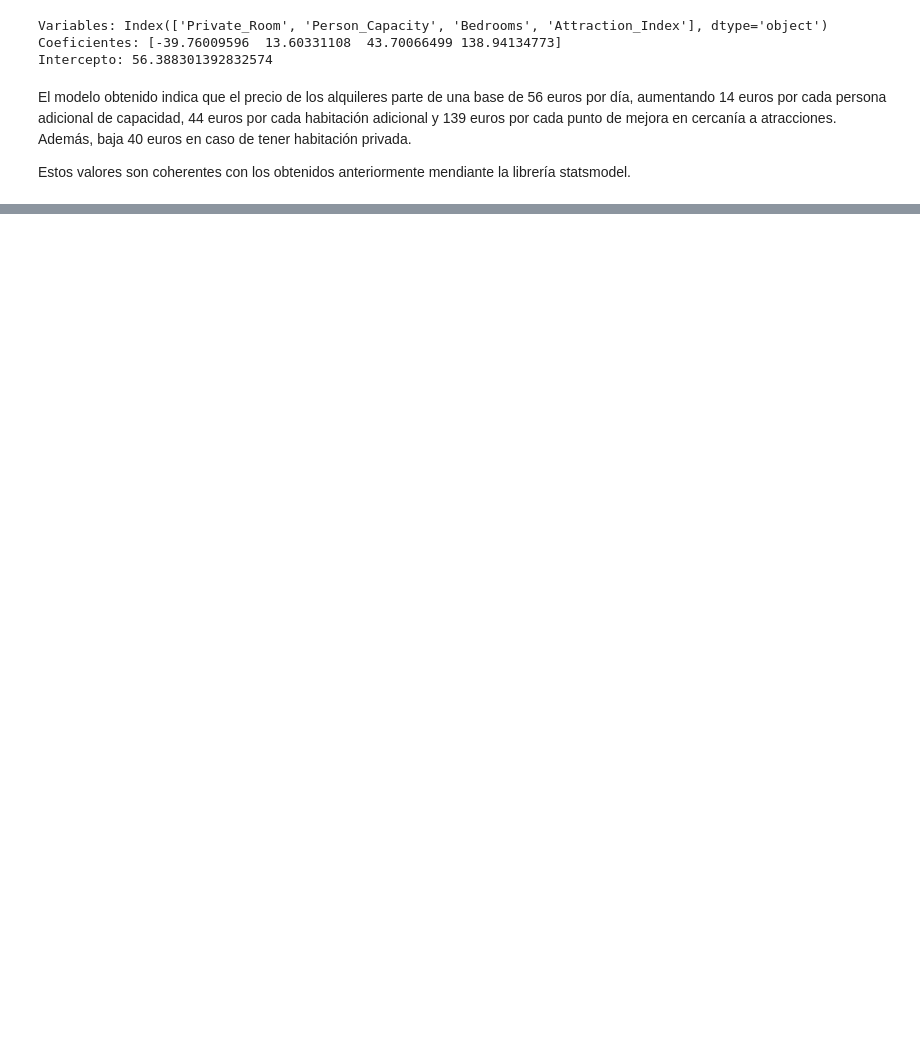
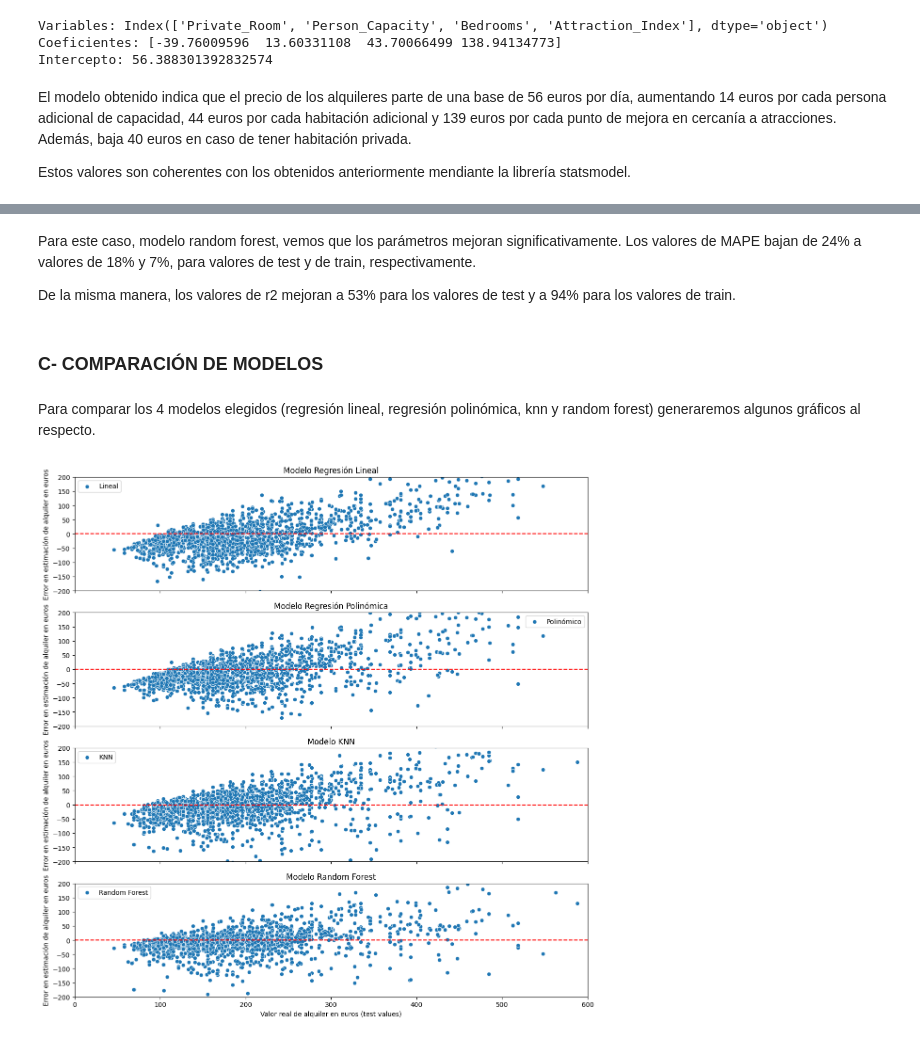
Before and after one commit to tekluis/CoderHouse, a Jupyter notebook: 7-PRIMERAENTREGA_TEK.ipynb, the cells around one changed output, grey strips where cells are left out. Saved outputs shown, nothing was run; the diff lists cells and outputs as text; code cells hidden in the pictures; blank space fills up the shorter version.

```diff
--- a/7-PRIMERAENTREGA_TEK.ipynb
+++ b/7-PRIMERAENTREGA_TEK.ipynb
@@ -867,0 +723,57 @@ plt.show()
+# %% [markdown]
+Para este caso, modelo random forest, vemos que los parámetros mejoran significativamente. Los valores de MAPE bajan de 24% a valores de 18% y 7%, para valores de test y de train, respectivamente.
+
+De la misma manera, los valores de r2 mejoran a 53% para los valores de test y a 94% para los valores de train.
+# %% [markdown]
+### C- COMPARACIÓN DE MODELOS
+# %% [markdown]
+Para comparar los 4 modelos elegidos (regresión lineal, regresión polinómica, knn y random forest) generaremos algunos gráficos al respecto.
+# %%
+residuos_test_lr = y_test - y_pred_lr
+residuos_test_poly = y_test - y_pred_poly
+residuos_test_knn = y_test - y_pred_knn
+residuos_test_rf = y_test - y_pred_rf
+
+residuos_test_graf = {
+    'residuos_test_lr': residuos_test_lr,
+    'residuos_test_poly': residuos_test_poly,
+    'residuos_test_knn': residuos_test_knn,
+    'residuos_test_rf': residuos_test_rf,
+    'y_test': y_test
+}
+
+
+df_residuos_test_graf = pd.DataFrame(residuos_test_graf)
+
+fig, ax = plt.subplots(4, 1, figsize=(12, 12), sharex=True)
+
+sns.scatterplot(data=df_residuos_test_graf, x='y_test', y='residuos_test_lr', label='Lineal', ax=ax[0])
+ax[0].set_ylim(-200, 200)
+ax[0].set_ylabel('Error en estimación de alquiler en euros')
+ax[0].set_title('Modelo Regresión Lineal')
+ax[0].plot([0, 600], [0, 0], color='red', linestyle='--')
+
+sns.scatterplot(data=df_residuos_test_graf, x='y_test', y='residuos_test_poly', label='Polinómico', ax=ax[1])
+ax[1].set_ylim(-200, 200)
+ax[1].set_ylabel('Error en estimación de alquiler en euros')
+ax[1].set_title('Modelo Regresión Polinómica')
+ax[1].plot([0, 600], [0, 0], color='red', linestyle='--')
+
+sns.scatterplot(data=df_residuos_test_graf, x='y_test', y='residuos_test_knn', label='KNN', ax=ax[2])
+ax[2].set_ylim(-200, 200)
+ax[2].set_ylabel('Error en estimación de alquiler en euros')
+ax[2].set_title('Modelo KNN')
+ax[2].plot([0, 600], [0, 0], color='red', linestyle='--')
+
+sns.scatterplot(data=df_residuos_test_graf, x='y_test', y='residuos_test_rf', label='Random Forest', ax=ax[3])
+ax[3].set_ylim(-200, 200)
+ax[3].set_ylabel('Error en estimación de alquiler en euros')
+ax[3].set_title('Modelo Random Forest')
+ax[3].plot([0, 600], [0, 0], color='red', linestyle='--')
+ax[3].set_xlim(0, 600)
+ax[3].set_xlabel('Valor real de alquiler en euros (test values)')
+
+plt.tight_layout()
+plt.show()
+# %% [output]
+[figure, added]
```
Also changed, not shown: parts of 56 cells of this notebook.
